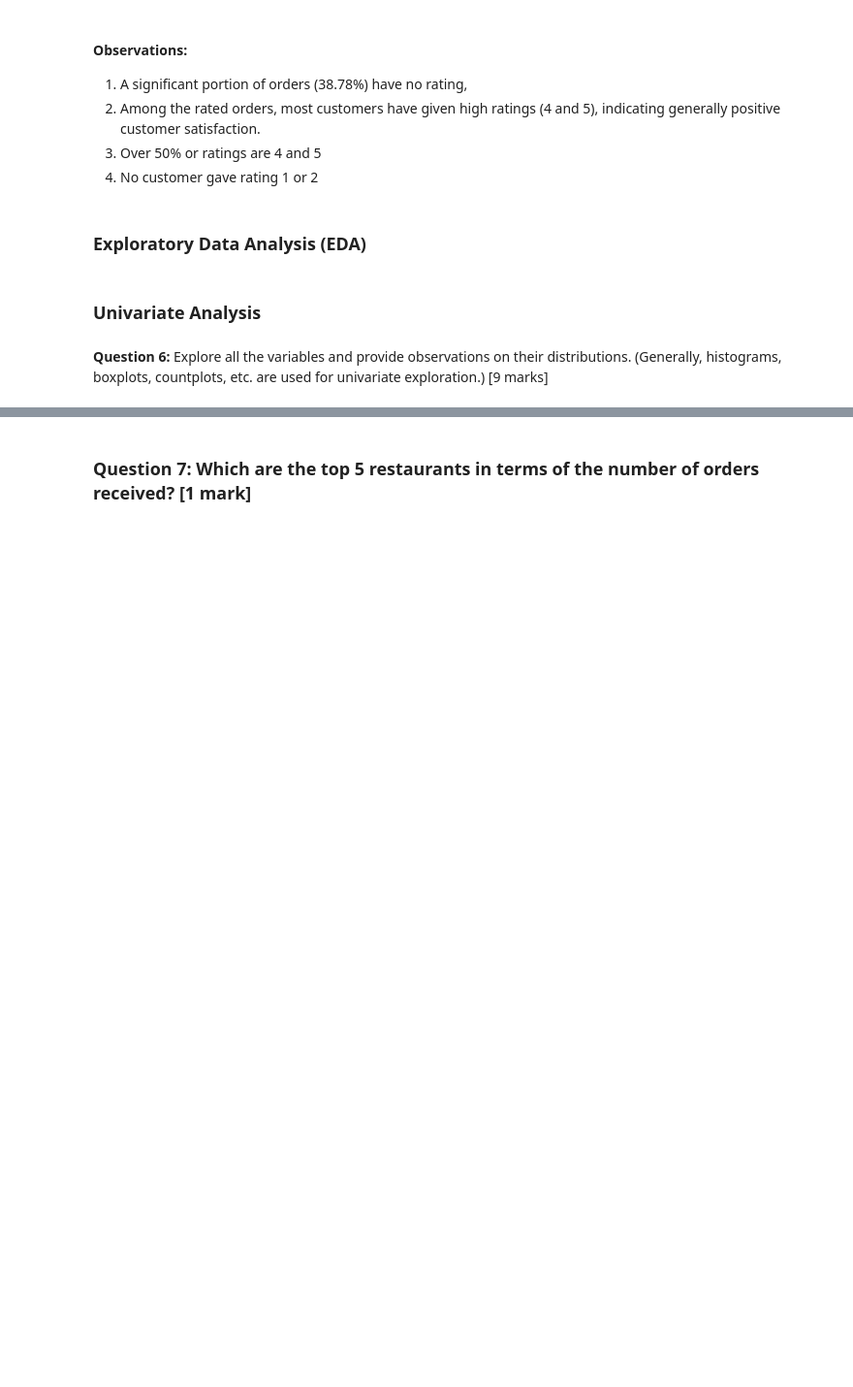
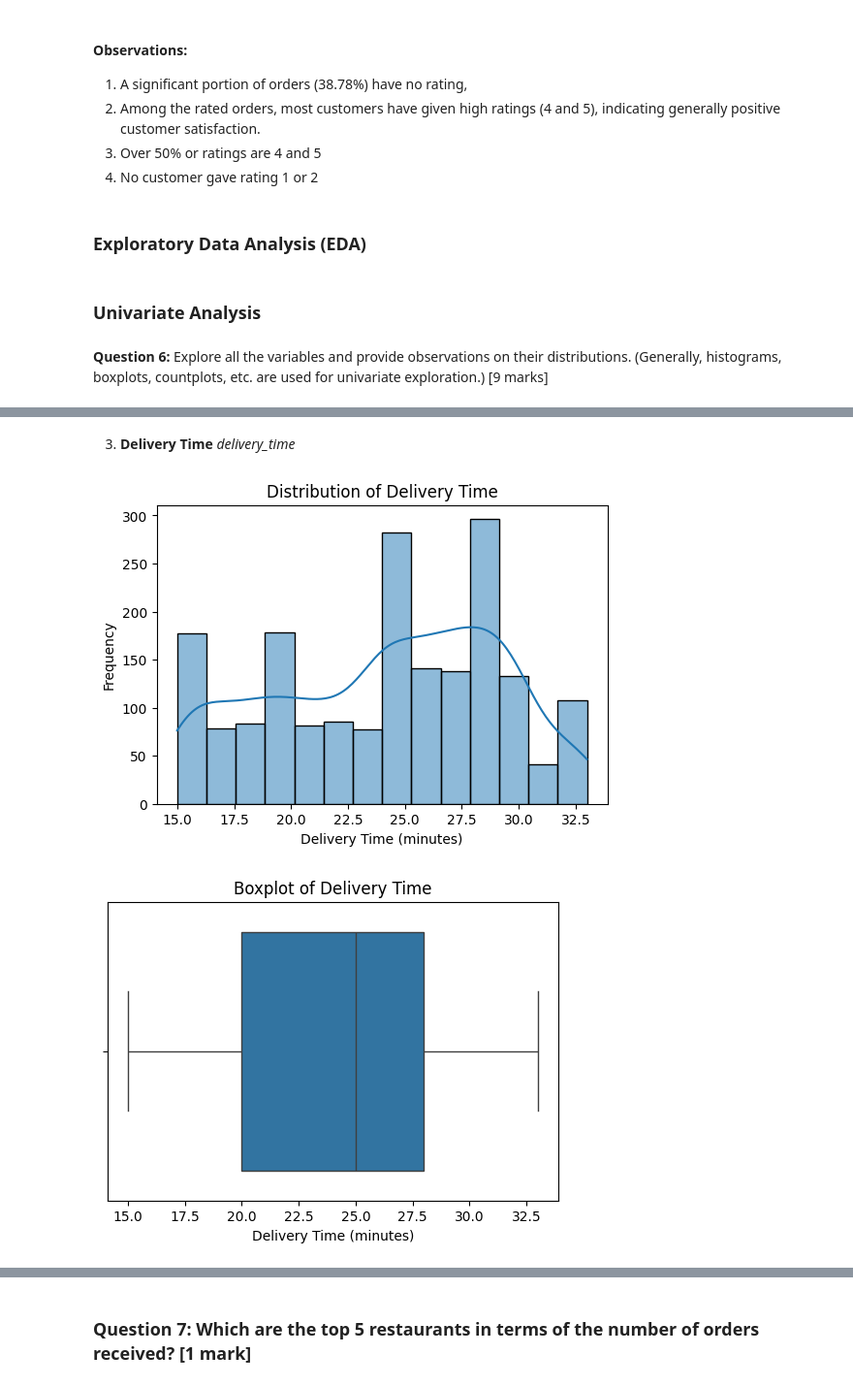
Before and after one commit to click2shivesh/shivesh-uta-aiml-py, a Jupyter notebook: Foodhub-Assignment-DataAnalysis-AIML-Notebook.ipynb, the cells around one changed output, grey strips where cells are left out. Shown at 97% size. Drawn from its saved outputs; the diff is of its cells as text; code cells hidden in the pictures; blank space fills up the shorter version.

```diff
--- a/Foodhub-Assignment-DataAnalysis-AIML-Notebook.ipynb
+++ b/Foodhub-Assignment-DataAnalysis-AIML-Notebook.ipynb
@@ -378,0 +348,21 @@ There are no outliers , the distribution of " order_id" is a normal distribution
+# %% [markdown]
+3. **Delivery Time** *delivery_time*
+# %%
+# Visualizing delivery time distribution
+# Helps understand delivery performance and variability
+
+plt.figure(figsize=(6,4))
+sns.histplot(df['delivery_time'], kde=True)
+plt.title('Distribution of Delivery Time')
+plt.xlabel('Delivery Time (minutes)')
+plt.ylabel('Frequency')
+plt.show()
+
+plt.figure(figsize=(6,4))
+sns.boxplot(x=df['delivery_time'])
+plt.title('Boxplot of Delivery Time')
+plt.xlabel('Delivery Time (minutes)')
+plt.show()
+# %% [output]
+[figure, added]
+[figure, added]
```
Also changed, not shown: parts of 69 cells of this notebook.
